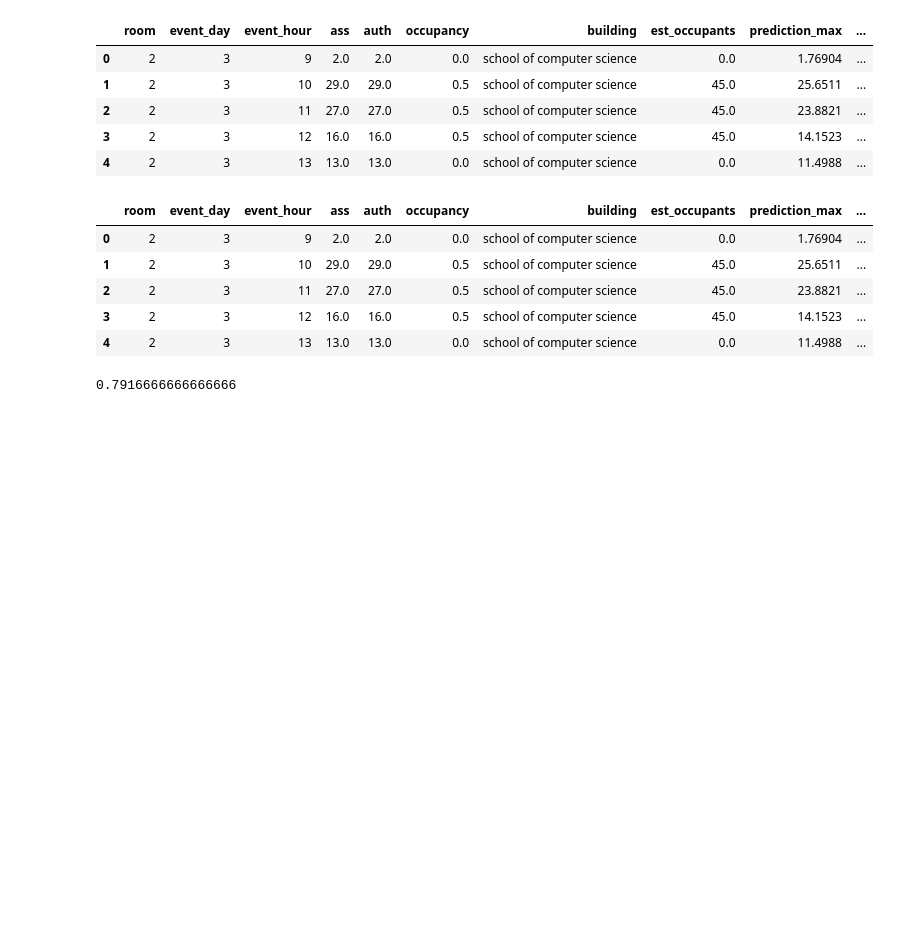
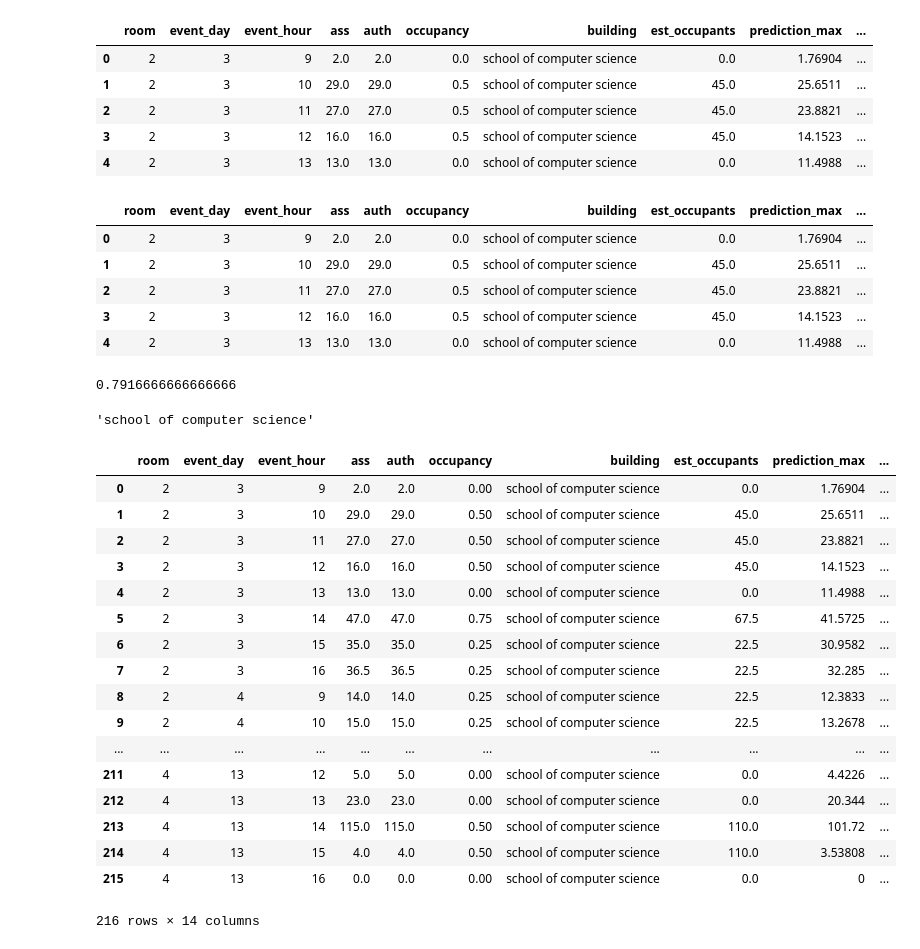
Before and after one commit to PaulineLc/OpenDoorData, a Jupyter notebook: application/data_analytics_ipynb/wifi_lin_reg_median_nointercept_3cat.ipynb, the cells around one changed output. Cells and saved outputs as stored; diff of their text form; code cells hidden in the pictures; blank space fills up the shorter version.

```diff
--- a/application/data_analytics_ipynb/wifi_lin_reg_median_nointercept_3cat.ipynb
+++ b/application/data_analytics_ipynb/wifi_lin_reg_median_nointercept_3cat.ipynb
@@ -524,3 +524,28 @@ accuracy2 = full_df['accurate2'].sum()/full_df.shape[0]
 accuracy2
 # %% [output]
 0.7916666666666666
+# %%
+full_df['building'].loc[(full_df['room'] == 2) & (full_df['event_hour'] == 12) & (full_df['event_day'] == 4)].values[0]
+# %% [output]
+'school of computer science'
+# %%
+full_df
+# %% [output]
+|  | room | event_day | event_hour | ass | auth | occupancy | building | est_occupants | prediction_max | ... |
+| 0 | 2 | 3 | 9 | 2.0 | 2.0 | 0.00 | school of computer science | 0.0 | 1.76904 | ... |
+| 1 | 2 | 3 | 10 | 29.0 | 29.0 | 0.50 | school of computer science | 45.0 | 25.6511 | ... |
+| 2 | 2 | 3 | 11 | 27.0 | 27.0 | 0.50 | school of computer science | 45.0 | 23.8821 | ... |
+| 3 | 2 | 3 | 12 | 16.0 | 16.0 | 0.50 | school of computer science | 45.0 | 14.1523 | ... |
+| 4 | 2 | 3 | 13 | 13.0 | 13.0 | 0.00 | school of computer science | 0.0 | 11.4988 | ... |
+| 5 | 2 | 3 | 14 | 47.0 | 47.0 | 0.75 | school of computer science | 67.5 | 41.5725 | ... |
+| 6 | 2 | 3 | 15 | 35.0 | 35.0 | 0.25 | school of computer science | 22.5 | 30.9582 | ... |
+| 7 | 2 | 3 | 16 | 36.5 | 36.5 | 0.25 | school of computer science | 22.5 | 32.285 | ... |
+| 8 | 2 | 4 | 9 | 14.0 | 14.0 | 0.25 | school of computer science | 22.5 | 12.3833 | ... |
+| 9 | 2 | 4 | 10 | 15.0 | 15.0 | 0.25 | school of computer science | 22.5 | 13.2678 | ... |
+| ... | ... | ... | ... | ... | ... | ... | ... | ... | ... | ... |
+| 211 | 4 | 13 | 12 | 5.0 | 5.0 | 0.00 | school of computer science | 0.0 | 4.4226 | ... |
+| 212 | 4 | 13 | 13 | 23.0 | 23.0 | 0.00 | school of computer science | 0.0 | 20.344 | ... |
+| 213 | 4 | 13 | 14 | 115.0 | 115.0 | 0.50 | school of computer science | 110.0 | 101.72 | ... |
+| 214 | 4 | 13 | 15 | 4.0 | 4.0 | 0.50 | school of computer science | 110.0 | 3.53808 | ... |
+| 215 | 4 | 13 | 16 | 0.0 | 0.0 | 0.00 | school of computer science | 0.0 | 0 | ... |
+216 rows × 14 columns
```
Also changed, not shown: parts of 1 cell of this notebook, 1 other file.
